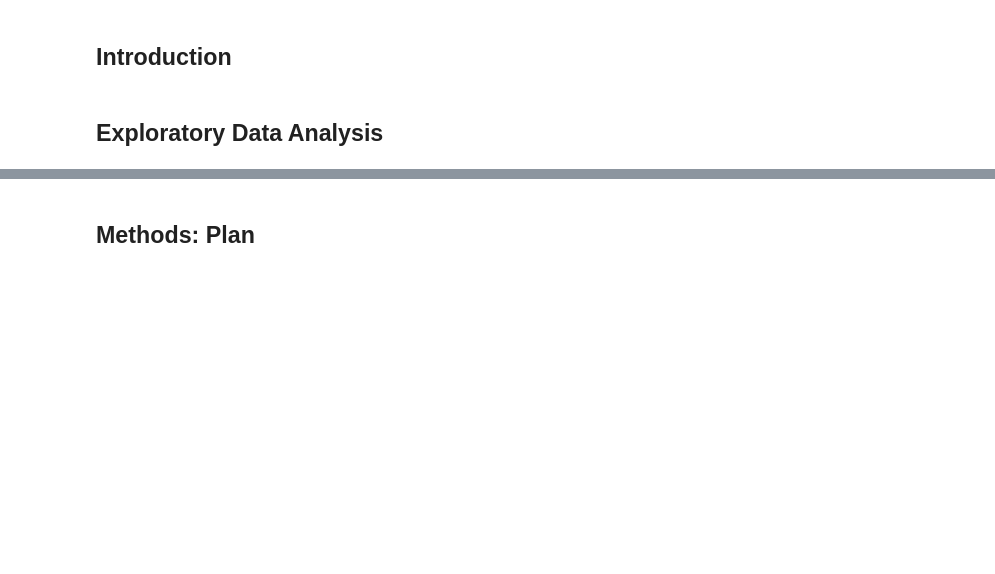
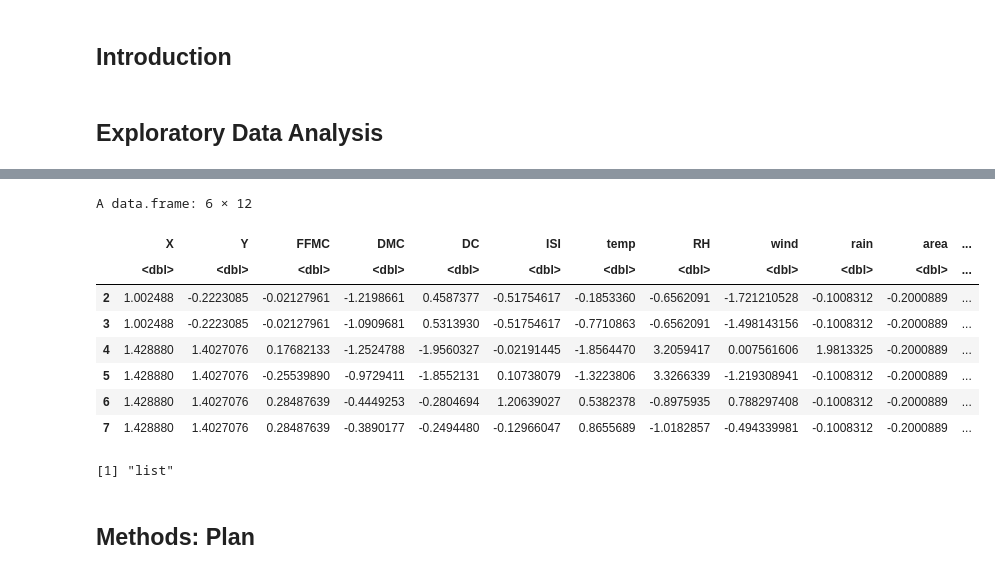
Before and after one commit to jjadeb/Stat_301_Project, a Jupyter notebook: stat-301-project/Proposal.ipynb, the cells around one changed output, grey strips where cells are left out. Cells and saved outputs as stored; diff of their text form; code cells hidden in the pictures; blank space fills up the shorter version.

```diff
--- a/stat-301-project/Proposal.ipynb
+++ b/stat-301-project/Proposal.ipynb
@@ -7,3 +157,34 @@
+# %%
+set.seed(123)
+
+#Split into training and testing data 80/20 for now (as it is a good generic split)
+dt = sort(sample(nrow(forest_fire_data), nrow(forest_fire_data)*.8))
+forest_train_data<-forest_fire_data[dt,]
+
+forest_test_data<-forest_fire_data[-dt,]
+# %%
+#Standardize values using train, then apply that to test
+forest_train_scaled <-  forest_train_data %>%
+    select(-month) %>%
+    mutate_all(~(scale(.) %>% as.vector)) %>%
+    cbind(select(forest_train_data, month))
+head(forest_train_scaled)
+# forest_test_scaled = scale(select(forest_test_data, -month), center=attr(forest_train_scaled, "scaled:center"),
+#                               scale=attr(forest_train_scaled, "scaled:scale"))
+# %% [output]
+A data.frame: 6 × 12
+|  | X | Y | FFMC | DMC | DC | ISI | temp | RH | wind | rain | area | ... |
+|  | <dbl> | <dbl> | <dbl> | <dbl> | <dbl> | <dbl> | <dbl> | <dbl> | <dbl> | <dbl> | <dbl> | ... |
+| 2 | 1.002488 | -0.2223085 | -0.02127961 | -1.2198661 | 0.4587377 | -0.51754617 | -0.1853360 | -0.6562091 | -1.721210528 | -0.1008312 | -0.2000889 | ... |
+| 3 | 1.002488 | -0.2223085 | -0.02127961 | -1.0909681 | 0.5313930 | -0.51754617 | -0.7710863 | -0.6562091 | -1.498143156 | -0.1008312 | -0.2000889 | ... |
+| 4 | 1.428880 | 1.4027076 | 0.17682133 | -1.2524788 | -1.9560327 | -0.02191445 | -1.8564470 | 3.2059417 | 0.007561606 | 1.9813325 | -0.2000889 | ... |
+| 5 | 1.428880 | 1.4027076 | -0.25539890 | -0.9729411 | -1.8552131 | 0.10738079 | -1.3223806 | 3.3266339 | -1.219308941 | -0.1008312 | -0.2000889 | ... |
+| 6 | 1.428880 | 1.4027076 | 0.28487639 | -0.4449253 | -0.2804694 | 1.20639027 | 0.5382378 | -0.8975935 | 0.788297408 | -0.1008312 | -0.2000889 | ... |
+| 7 | 1.428880 | 1.4027076 | 0.28487639 | -0.3890177 | -0.2494480 | -0.12966047 | 0.8655689 | -1.0182857 | -0.494339981 | -0.1008312 | -0.2000889 | ... |
+# %%
+typeof(select(forest_train_data, month))
+# %% [output]
+[1] "list"
 # %% [markdown]
 ## Methods: Plan
 # %% [markdown]
```
Also changed, not shown: parts of 8 cells of this notebook.
